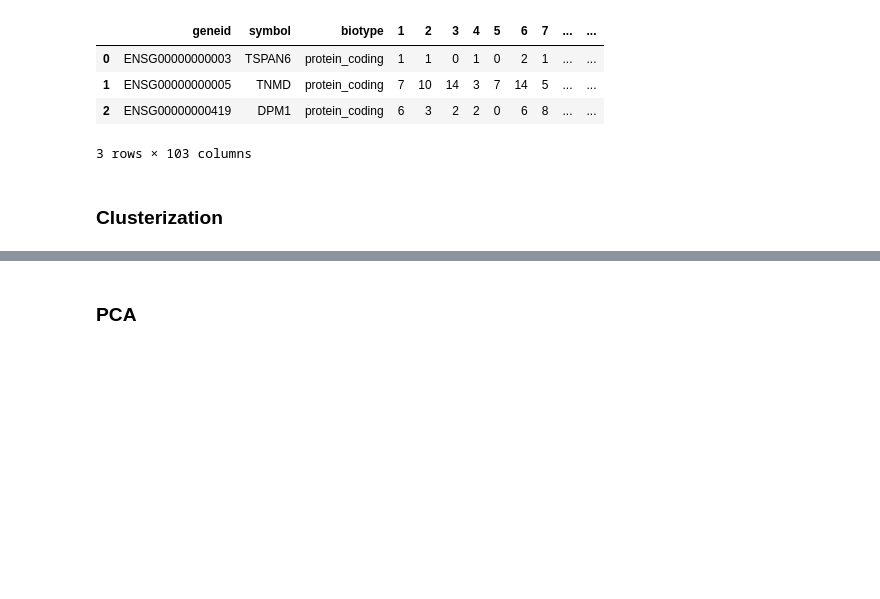
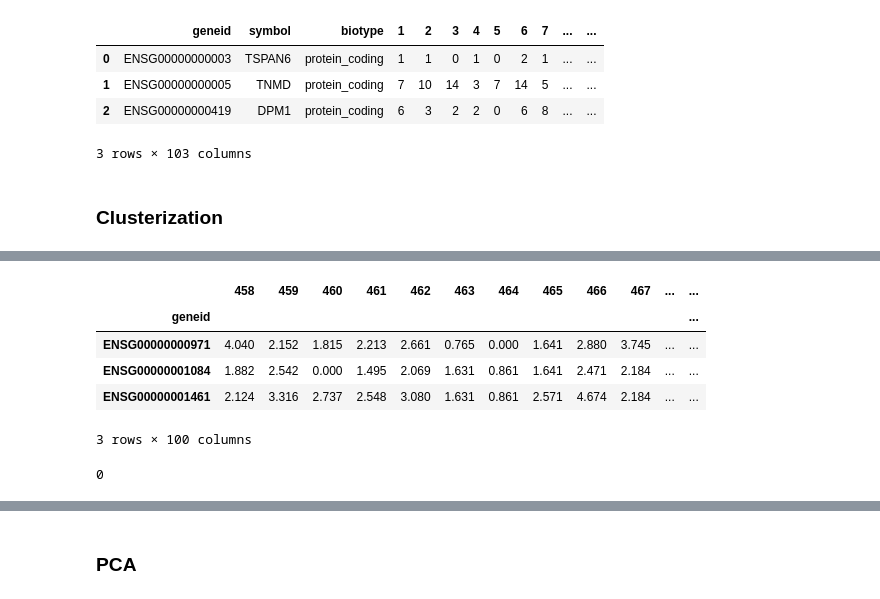
Before and after one commit to flalix/perturb_agent, a Jupyter notebook: notebooks/mtp_TCGA_53_PSI_all_PAADs_Clusters.ipynb, the cells around one changed output, grey strips where cells are left out. Drawn from its saved outputs; the diff is of its cells as text; code cells hidden in the pictures; blank space fills up the shorter version.

```diff
--- a/notebooks/mtp_TCGA_53_PSI_all_PAADs_Clusters.ipynb
+++ b/notebooks/mtp_TCGA_53_PSI_all_PAADs_Clusters.ipynb
@@ -254,0 +310,16 @@ df_cluster, df_sel, df_cpm, df_pca, df_umap = gdc.cluster_expression_data_group(
+# %%
+dfc_log = np.log2(df_cpm + 1)
+
+gene_var = dfc_log.var(axis=1)
+
+top_genes = (
+    gene_var
+    .sort_values(ascending=False)
+    .head(top_n)
+    .index
+)
+
+dfc_log = dfc_log.loc[top_genes].copy()
+print(len(dfc_log))
+dfc_log.set_index(df_sel.T.index, inplace=True)
+dfc_log.head(3)
@@ -254,0 +357,42 @@ df_cluster, df_sel, df_cpm, df_pca, df_umap = gdc.cluster_expression_data_group(
+# %%
+gene_cols = ["geneid", "symbol", "biotype"]
+sample_cols = [c for c in dfn_normal2.columns if c not in gene_cols]
+
+dfn_normal3 = (
+    dfn_normal2[sample_cols]
+    .apply(pd.to_numeric, errors="coerce")  # non-numeric -> NaN
+    .fillna(0)                              # NaN -> 0
+).copy()
+
+library_sizes = dfn_normal3.sum(axis=0)
+
+df_cpm_nor = dfn_normal3.div(library_sizes, axis=1) * 1_000_000
+
+dfc_log_nor = np.log2(df_cpm_nor + 1)
+
+dfc_log_nor.set_index(dfn_normal2.geneid, inplace=True)
+
+# dfc_log_nor = gdc.remove_to_big_bad_cols_expression(dfc_log_nor, nstd=2, msg='Normal')
+# dfc_log_nor = gdc.remove_to_little_bad_cols_expression(dfc_log_nor, nstd=3, msg='Normal')
+
+n_col_tumor = dfc_log.shape[1]
+n_col_normal = dfc_log_nor.shape[1]
+
+new_cols = np.arange(n_col_tumor+1, n_col_tumor+1+n_col_normal)
+dfc_log_nor.columns = new_cols
+
+dfc_log_nor.head(3)
+# %% [output]
+|  | 458 | 459 | 460 | 461 | 462 | 463 | 464 | 465 | 466 | 467 | ... | ... |
+| geneid |  |  |  |  |  |  |  |  |  |  |  | ... |
+| ENSG00000000971 | 4.040 | 2.152 | 1.815 | 2.213 | 2.661 | 0.765 | 0.000 | 1.641 | 2.880 | 3.745 | ... | ... |
+| ENSG00000001084 | 1.882 | 2.542 | 0.000 | 1.495 | 2.069 | 1.631 | 0.861 | 1.641 | 2.471 | 2.184 | ... | ... |
+| ENSG00000001461 | 2.124 | 3.316 | 2.737 | 2.548 | 3.080 | 1.631 | 0.861 | 2.571 | 4.674 | 2.184 | ... | ... |
+3 rows × 100 columns
+# %%
+set_ndx_tumor = set(dfc_log.index)
+set_ndx_normal = set(dfc_log_nor.index)
+
+len(set_ndx_tumor - set_ndx_normal)
+# %% [output]
+0
```
Also changed, not shown: parts of 42 cells of this notebook, 2 other files.
